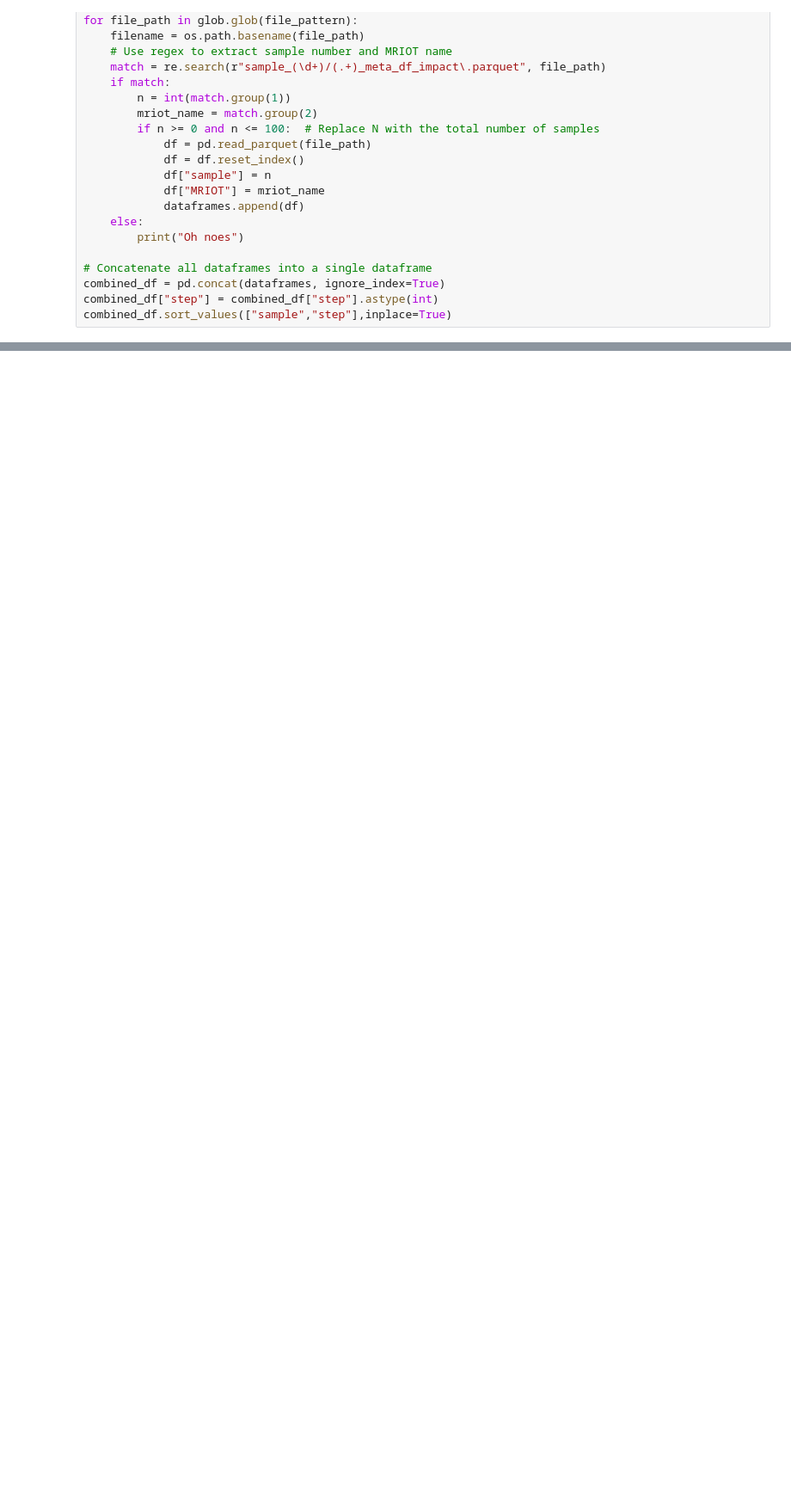
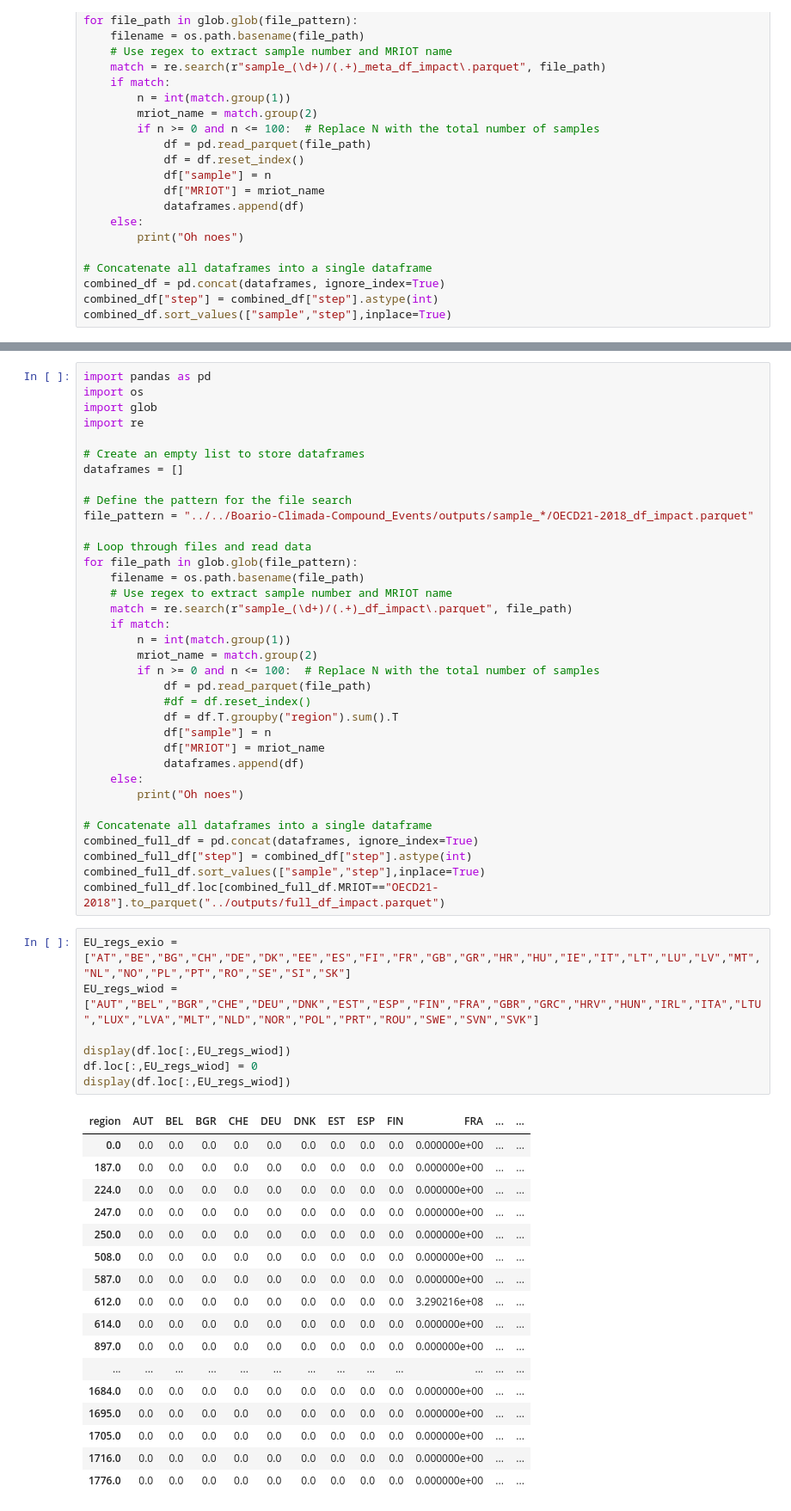
Before and after one commit to spjuhel/Boario-Climada-Compound_Events, a Jupyter notebook: Notebooks/local_pipeline.ipynb, the cells around one changed output, grey strips where cells are left out. Shown: that part at 86% size. Saved outputs shown, nothing was run; the diff lists cells and outputs as text; blank space fills up the shorter version.

```diff
--- a/Notebooks/local_pipeline.ipynb
+++ b/Notebooks/local_pipeline.ipynb
@@ -33,0 +52,60 @@ combined_df.sort_values(["sample","step"],inplace=True)
+# %%
+import pandas as pd
+import os
+import glob
+import re
+
+# Create an empty list to store dataframes
+dataframes = []
+
+# Define the pattern for the file search
+file_pattern = "../../Boario-Climada-Compound_Events/outputs/sample_*/OECD21-2018_df_impact.parquet"
+
+# Loop through files and read data
+for file_path in glob.glob(file_pattern):
+    filename = os.path.basename(file_path)
+    # Use regex to extract sample number and MRIOT name
+    match = re.search(r"sample_(\d+)/(.+)_df_impact\.parquet", file_path)
+    if match:
+        n = int(match.group(1))
+        mriot_name = match.group(2)
+        if n >= 0 and n <= 100:  # Replace N with the total number of samples
+            df = pd.read_parquet(file_path)
+            #df = df.reset_index()
+            df = df.T.groupby("region").sum().T
+            df["sample"] = n
+            df["MRIOT"] = mriot_name
+            dataframes.append(df)
+    else:
+        print("Oh noes")
+
+# Concatenate all dataframes into a single dataframe
+combined_full_df = pd.concat(dataframes, ignore_index=True)
+combined_full_df["step"] = combined_df["step"].astype(int)
+combined_full_df.sort_values(["sample","step"],inplace=True)
+combined_full_df.loc[combined_full_df.MRIOT=="OECD21-2018"].to_parquet("../outputs/full_df_impact.parquet")
+# %%
+EU_regs_exio = ["AT","BE","BG","CH","DE","DK","EE","ES","FI","FR","GB","GR","HR","HU","IE","IT","LT","LU","LV","MT","NL","NO","PL","PT","RO","SE","SI","SK"]
+EU_regs_wiod = ["AUT","BEL","BGR","CHE","DEU","DNK","EST","ESP","FIN","FRA","GBR","GRC","HRV","HUN","IRL","ITA","LTU","LUX","LVA","MLT","NLD","NOR","POL","PRT","ROU","SWE","SVN","SVK"]
+
+display(df.loc[:,EU_regs_wiod])
+df.loc[:,EU_regs_wiod] = 0
+display(df.loc[:,EU_regs_wiod])
+# %% [output]
+| region | AUT | BEL | BGR | CHE | DEU | DNK | EST | ESP | FIN | FRA | ... | ... |
+| 0.0 | 0.0 | 0.0 | 0.0 | 0.0 | 0.0 | 0.0 | 0.0 | 0.0 | 0.0 | 0.000000e+00 | ... | ... |
+| 187.0 | 0.0 | 0.0 | 0.0 | 0.0 | 0.0 | 0.0 | 0.0 | 0.0 | 0.0 | 0.000000e+00 | ... | ... |
+| 224.0 | 0.0 | 0.0 | 0.0 | 0.0 | 0.0 | 0.0 | 0.0 | 0.0 | 0.0 | 0.000000e+00 | ... | ... |
+| 247.0 | 0.0 | 0.0 | 0.0 | 0.0 | 0.0 | 0.0 | 0.0 | 0.0 | 0.0 | 0.000000e+00 | ... | ... |
+| 250.0 | 0.0 | 0.0 | 0.0 | 0.0 | 0.0 | 0.0 | 0.0 | 0.0 | 0.0 | 0.000000e+00 | ... | ... |
+| 508.0 | 0.0 | 0.0 | 0.0 | 0.0 | 0.0 | 0.0 | 0.0 | 0.0 | 0.0 | 0.000000e+00 | ... | ... |
+| 587.0 | 0.0 | 0.0 | 0.0 | 0.0 | 0.0 | 0.0 | 0.0 | 0.0 | 0.0 | 0.000000e+00 | ... | ... |
+| 612.0 | 0.0 | 0.0 | 0.0 | 0.0 | 0.0 | 0.0 | 0.0 | 0.0 | 0.0 | 3.290216e+08 | ... | ... |
+| 614.0 | 0.0 | 0.0 | 0.0 | 0.0 | 0.0 | 0.0 | 0.0 | 0.0 | 0.0 | 0.000000e+00 | ... | ... |
+| 897.0 | 0.0 | 0.0 | 0.0 | 0.0 | 0.0 | 0.0 | 0.0 | 0.0 | 0.0 | 0.000000e+00 | ... | ... |
+| ... | ... | ... | ... | ... | ... | ... | ... | ... | ... | ... | ... | ... |
+| 1684.0 | 0.0 | 0.0 | 0.0 | 0.0 | 0.0 | 0.0 | 0.0 | 0.0 | 0.0 | 0.000000e+00 | ... | ... |
+| 1695.0 | 0.0 | 0.0 | 0.0 | 0.0 | 0.0 | 0.0 | 0.0 | 0.0 | 0.0 | 0.000000e+00 | ... | ... |
+| 1705.0 | 0.0 | 0.0 | 0.0 | 0.0 | 0.0 | 0.0 | 0.0 | 0.0 | 0.0 | 0.000000e+00 | ... | ... |
+| 1716.0 | 0.0 | 0.0 | 0.0 | 0.0 | 0.0 | 0.0 | 0.0 | 0.0 | 0.0 | 0.000000e+00 | ... | ... |
+| 1776.0 | 0.0 | 0.0 | 0.0 | 0.0 | 0.0 | 0.0 | 0.0 | 0.0 | 0.0 | 0.000000e+00 | ... | ... |
```
Also changed, not shown: parts of 6 cells of this notebook, 3 other files.
